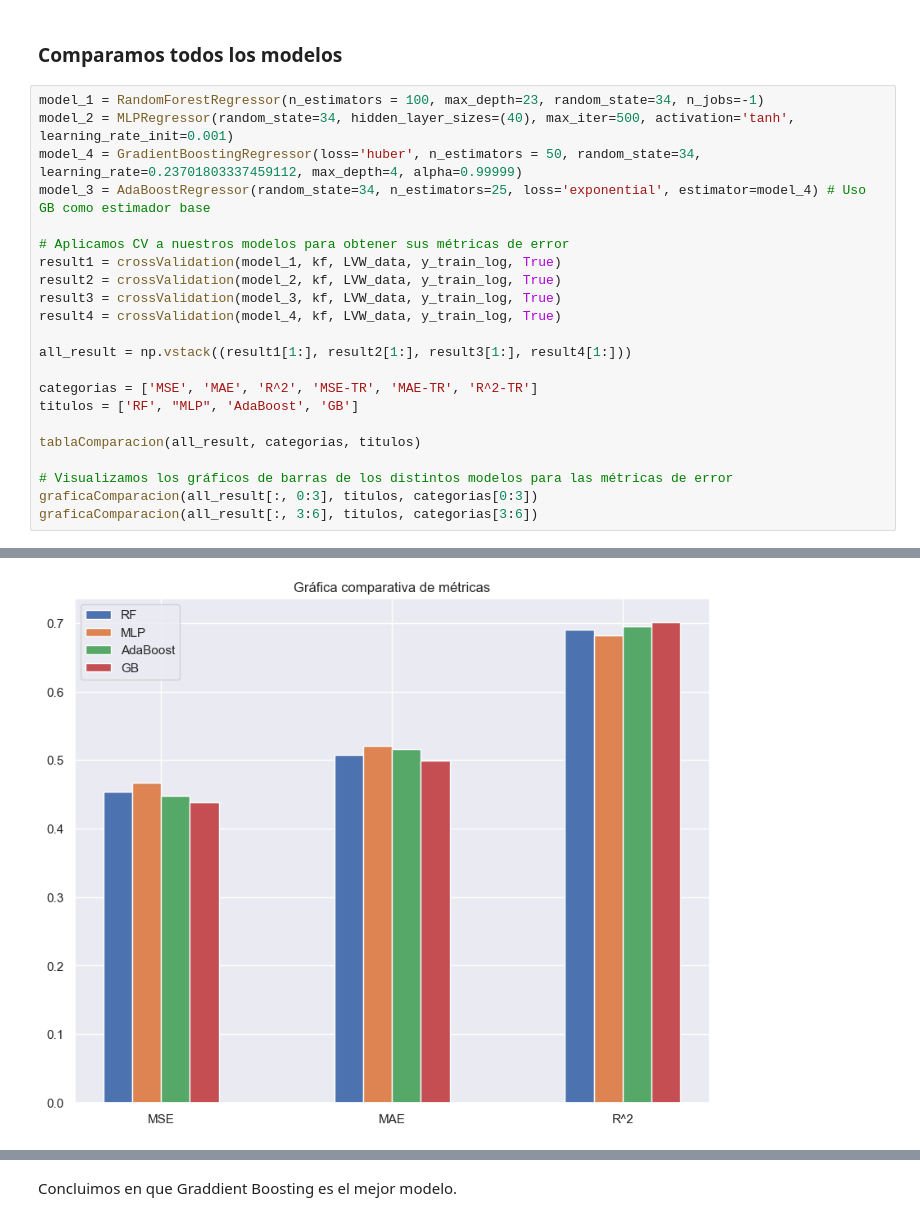
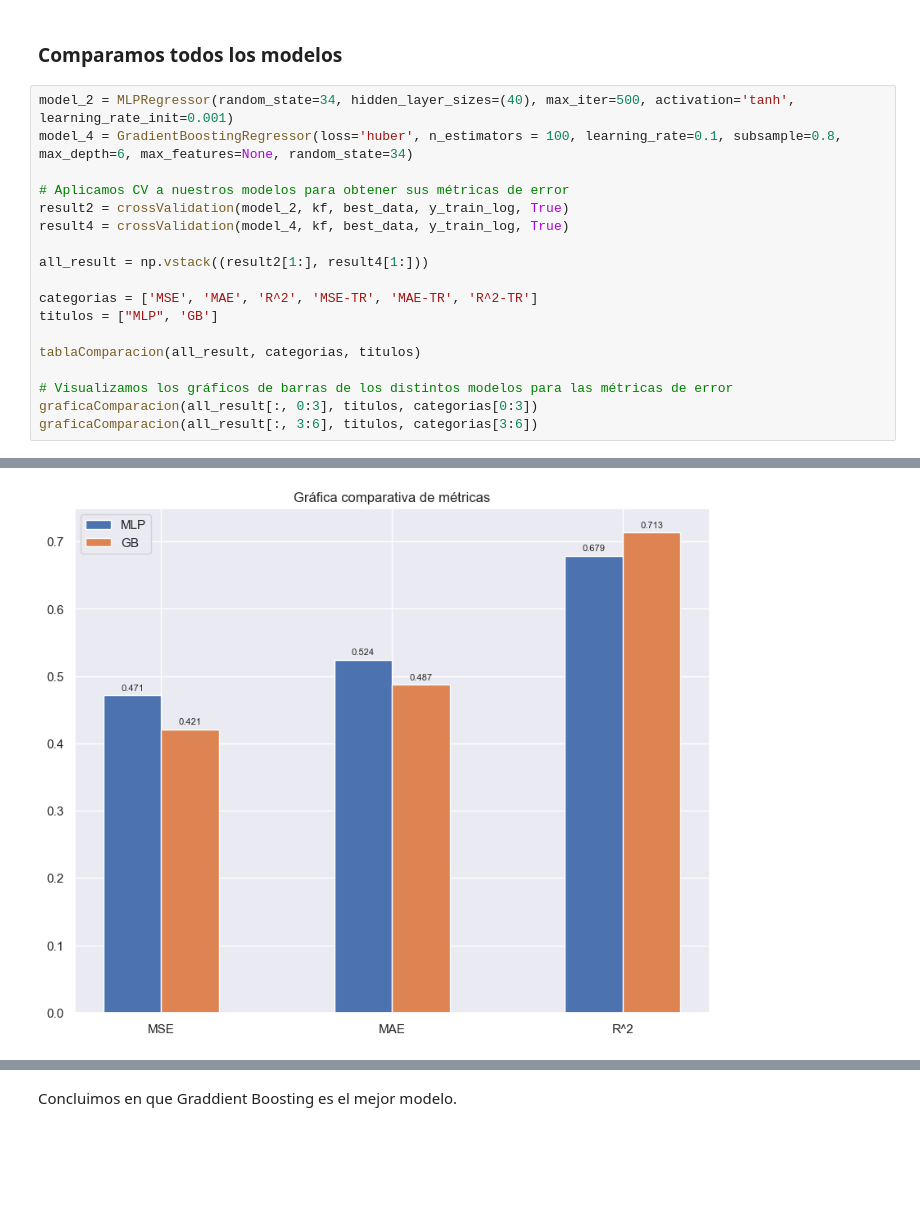
Before and after one commit to JMMelcrack/Predictive-models-applied-to-the-analysis-of-professional-footballers-wages, a Jupyter notebook: FeatureSelection.ipynb, the cells around one changed output, grey strips where cells are left out. Cells and saved outputs as stored; diff of their text form; blank space fills up the shorter version.

```diff
--- a/FeatureSelection.ipynb
+++ b/FeatureSelection.ipynb
@@ -2075,21 +2084,17 @@ graficaComparacion(all_result[:, 3:6], titulos, categorias[3:6])
 # %% [markdown]
 ### Comparamos todos los modelos
 # %%
-model_1 = RandomForestRegressor(n_estimators = 100, max_depth=23, random_state=34, n_jobs=-1)
 model_2 = MLPRegressor(random_state=34, hidden_layer_sizes=(40), max_iter=500, activation='tanh', learning_rate_init=0.001)
-model_4 = GradientBoostingRegressor(loss='huber', n_estimators = 50, random_state=34, learning_rate=0.23701803337459112, max_depth=4, alpha=0.99999)
-model_3 = AdaBoostRegressor(random_state=34, n_estimators=25, loss='exponential', estimator=model_4) # Uso GB como estimador base
+model_4 = GradientBoostingRegressor(loss='huber', n_estimators = 100, learning_rate=0.1, subsample=0.8, max_depth=6, max_features=None, random_state=34)
 
 # Aplicamos CV a nuestros modelos para obtener sus métricas de error
-result1 = crossValidation(model_1, kf, LVW_data, y_train_log, True)
-result2 = crossValidation(model_2, kf, LVW_data, y_train_log, True)
-result3 = crossValidation(model_3, kf, LVW_data, y_train_log, True)
-result4 = crossValidation(model_4, kf, LVW_data, y_train_log, True)
+result2 = crossValidation(model_2, kf, best_data, y_train_log, True)
+result4 = crossValidation(model_4, kf, best_data, y_train_log, True)
 
-all_result = np.vstack((result1[1:], result2[1:], result3[1:], result4[1:]))
+all_result = np.vstack((result2[1:], result4[1:]))
 
 categorias = ['MSE', 'MAE', 'R^2', 'MSE-TR', 'MAE-TR', 'R^2-TR']
-titulos = ['RF', "MLP", 'AdaBoost', 'GB']
+titulos = ["MLP", 'GB']
 
 tablaComparacion(all_result, categorias, titulos)
 
@@ -2115 +2120 @@ graficaComparacion(all_result[:, 3:6], titulos, categorias[3:6])
-[figure, old version]
+[figure, new version]
```
Also changed, not shown: parts of 15 cells of this notebook.
